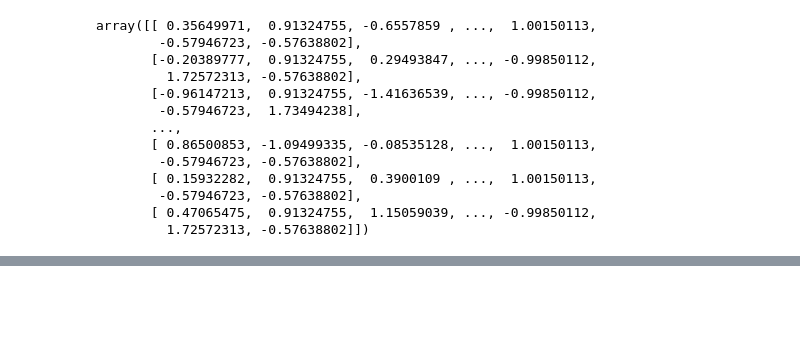
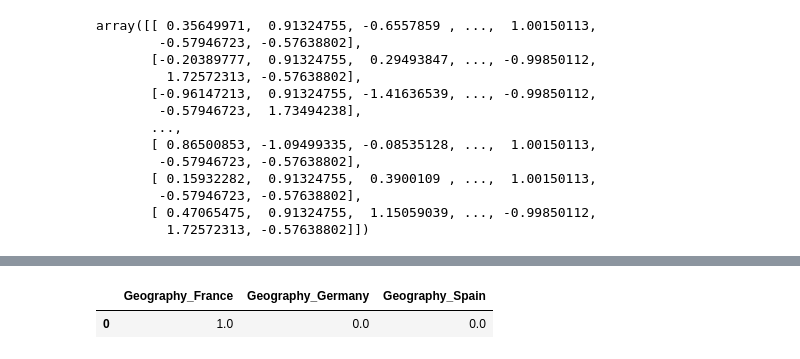
Before and after one commit to pankajsingh016/Churn-Modelling-ANN, a Jupyter notebook: Exp.ipynb, the cells around one changed output, grey strips where cells are left out. Cells and saved outputs as stored; diff of their text form; code cells hidden in the pictures; blank space fills up the shorter version.

```diff
--- a/Exp.ipynb
+++ b/Exp.ipynb
@@ -131,0 +219,33 @@ with open('scaler.pkl','wb') as file:
+# %%
+import tensorflow as tf
+model = tf.keras.models.load_model('model.h5')
+
+with open('onehotencoder_geo.pkl','rb') as file:
+    label_encoder_geo = pickle.load(file)
+
+with open('label_encoder_gender.pkl','rb') as file:
+    label_encoder_gender = pickle.load(file)
+
+with open('scaler.pkl','rb') as file:
+    scaler = pickle.load(file)
+# %%
+input_data = {
+    'CreditScore':600,
+    'Geography':'France',
+    'Gender':'Male',
+    'Age':40,
+    'Tenure':3,
+    'Balance':60000,
+    'NumOfProducts':2,
+    'HasCrCard':1,
+    'IsActiveMember':1,
+    'EstimatedSalary':50000
+}
+# %%
+#One-hot encode 'Geography'
+geo_encoded = label_encoder_geo.transform([[input_data['Geography']]]).toarray()
+geo_encoded_df = pd.DataFrame(geo_encoded,columns=label_encoder_geo.get_feature_names_out(['Geography']))
+geo_encoded_df
+# %% [output]
+|  | Geography_France | Geography_Germany | Geography_Spain |
+| 0 | 1.0 | 0.0 | 0.0 |
```
Also changed, not shown: parts of 13 cells of this notebook, 7 other files.
